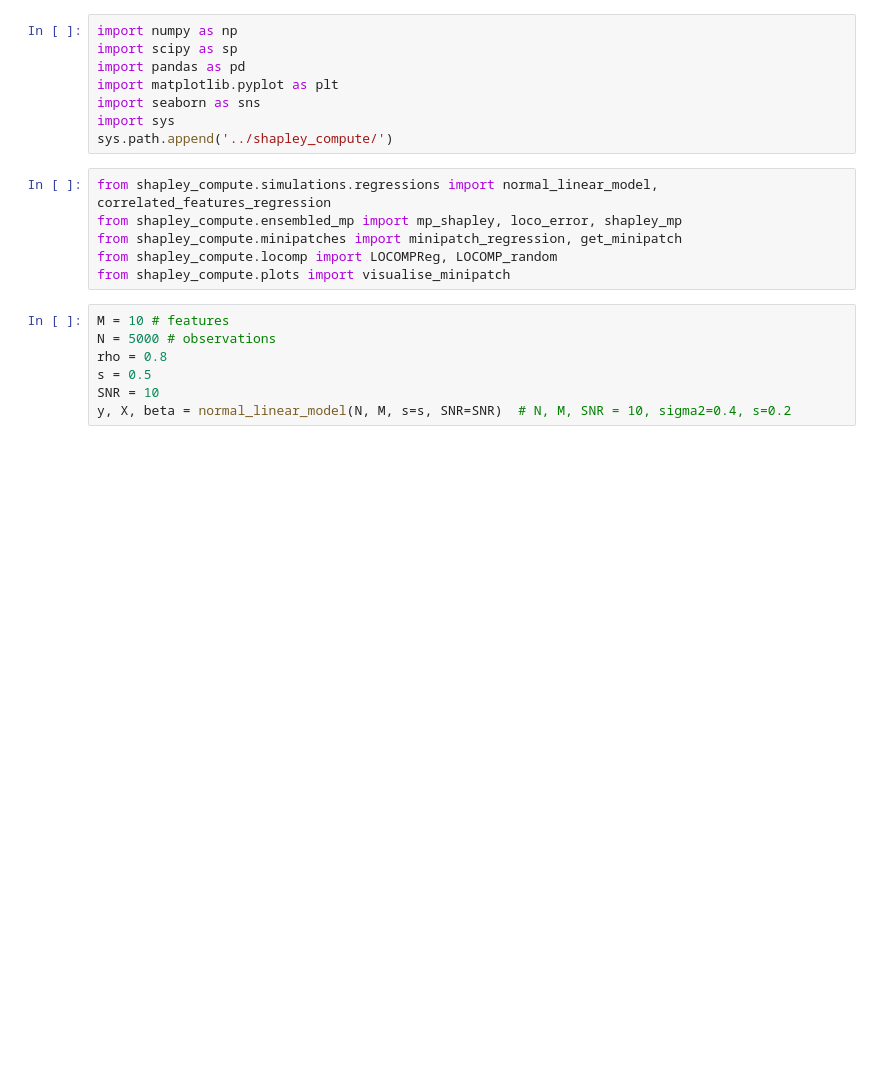
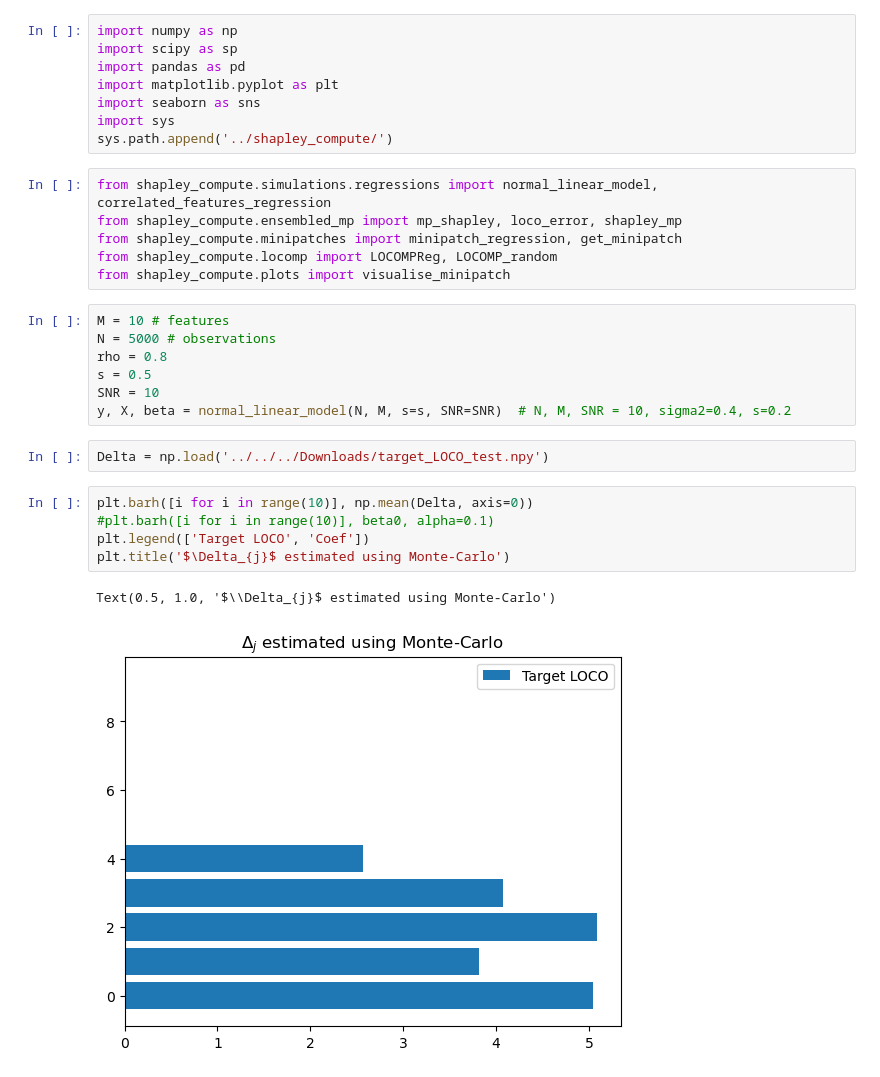
Before and after one commit to erialc-cal/ShapleyMP, a Jupyter notebook: Test.ipynb, the cells around one changed output. Drawn from its saved outputs; the diff is of its cells as text; blank space fills up the shorter version.

```diff
--- a/Test.ipynb
+++ b/Test.ipynb
@@ -21,3 +21,13 @@ rho = 0.8
 s = 0.5
 SNR = 10
 y, X, beta = normal_linear_model(N, M, s=s, SNR=SNR)  # N, M, SNR = 10, sigma2=0.4, s=0.2
+# %%
+Delta = np.load('../../../Downloads/target_LOCO_test.npy')
+# %%
+plt.barh([i for i in range(10)], np.mean(Delta, axis=0))
+#plt.barh([i for i in range(10)], beta0, alpha=0.1)
+plt.legend(['Target LOCO', 'Coef'])
+plt.title('$\Delta_{j}$ estimated using Monte-Carlo')
+# %% [output]
+Text(0.5, 1.0, '$\\Delta_{j}$ estimated using Monte-Carlo')
+[figure, added]
```
Also changed, not shown: 5 other files.
